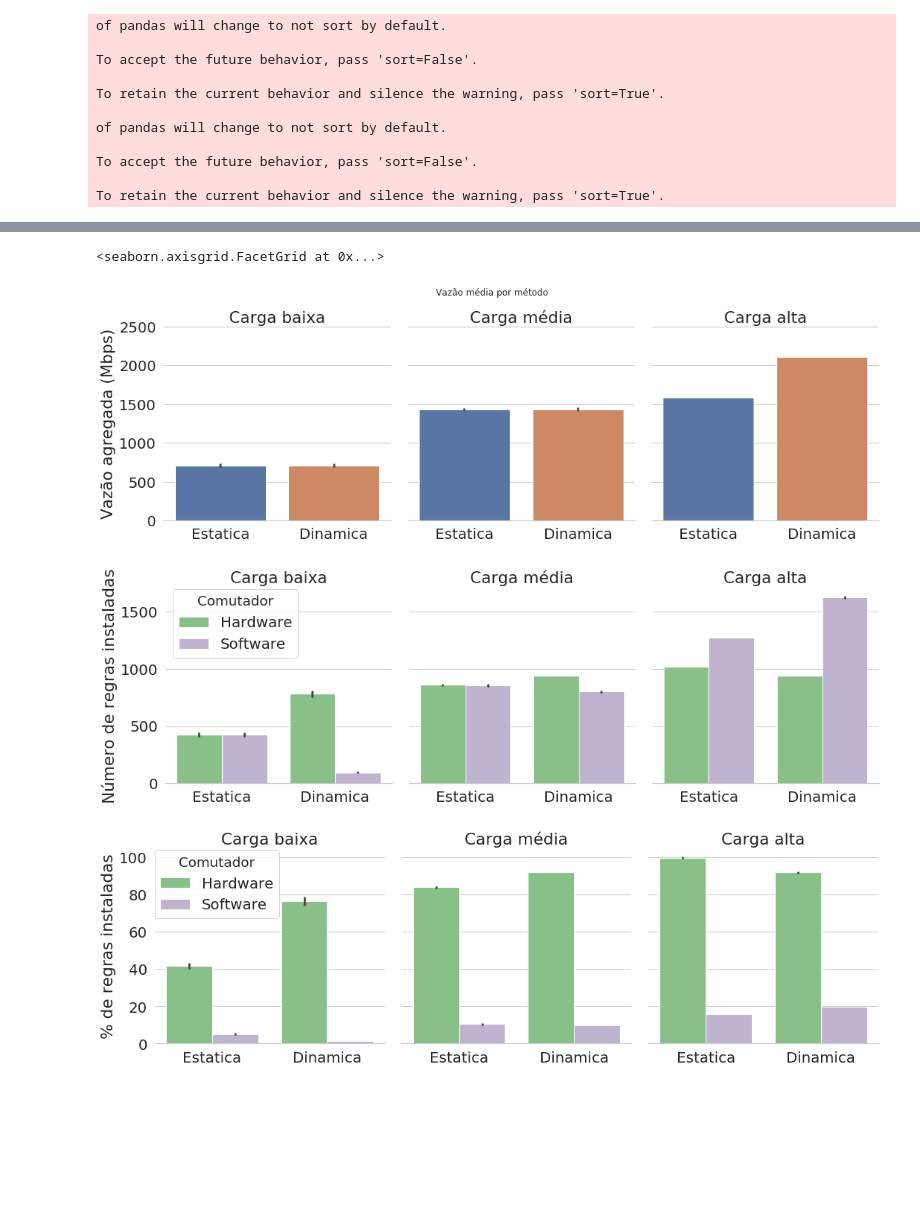
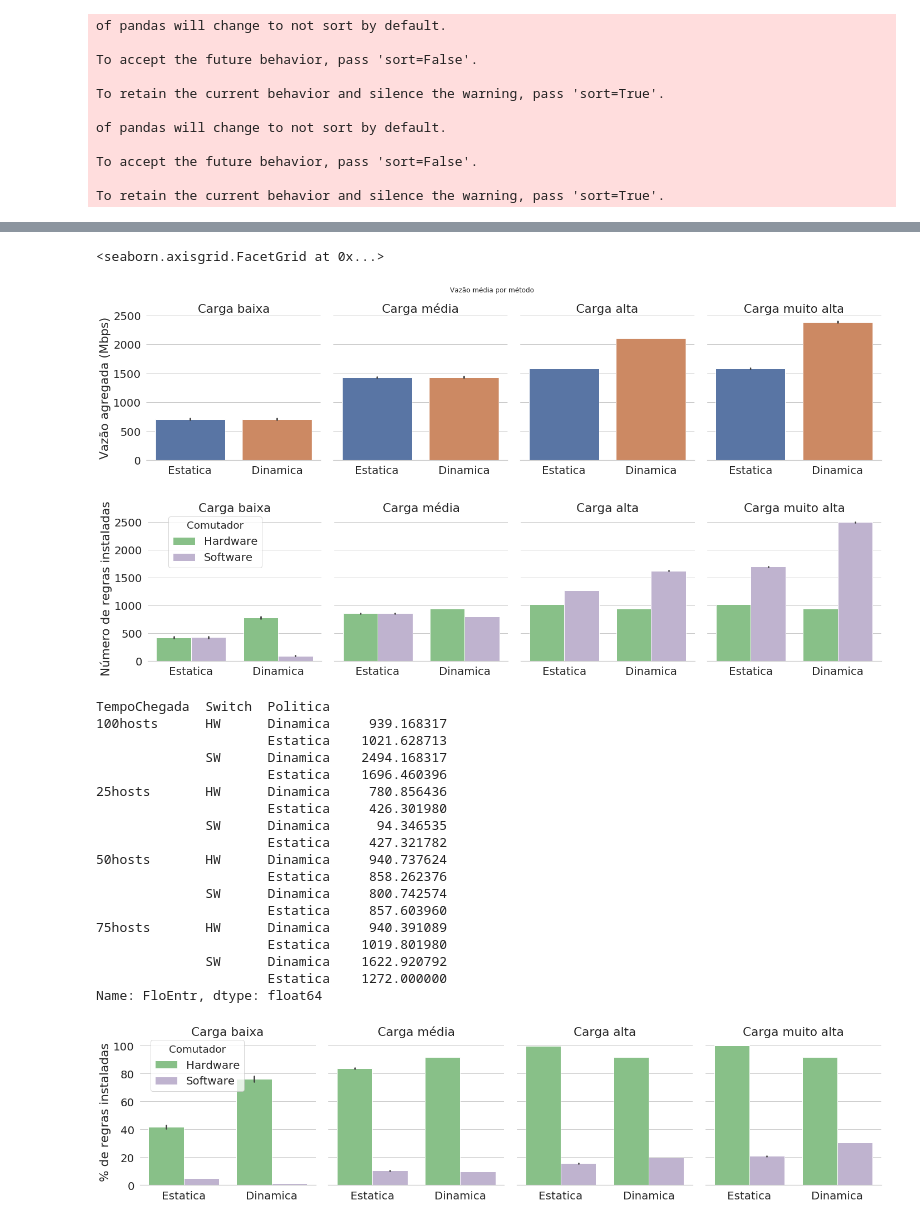
Before and after one commit to pedrobellotti/iperftestes, a Jupyter notebook: Simulacao/analise.ipynb, the cells around one changed output, grey strips where cells are left out. Cells and saved outputs as stored; diff of their text form; code cells hidden in the pictures; blank space fills up the shorter version.

```diff
--- a/Simulacao/analise.ipynb
+++ b/Simulacao/analise.ipynb
@@ -11,7 +11,7 @@ import re
 sns.set(font_scale=1.8, style="whitegrid")
 # %%
 seeds = ["10","20"]
-tempos = ["25hosts","50hosts","75hosts"]
+tempos = ["25hosts","50hosts","75hosts","100hosts"]
 salvarGraficos = False
 confianca = 95
 #intervalosTempo = [("cargaAlta", 100, 200), ("cargaMedia", 300, 400), ("cargaBaixa", 550, 650)]
@@ -332,25 +377,25 @@ sns_plt.despine(left=True)
 # %%
 gpb2 = dfSwitches.groupby(["Politica", "TempoChegada", "Seed"]).sum()
 gpb2.reset_index(inplace=True)
-gpb2["NomeTempo"] = gpb2["TempoChegada"].map({"75hosts": "alta", "50hosts": "média", "25hosts": "baixa"})
+gpb2["NomeTempo"] = gpb2["TempoChegada"].map({"100hosts": "muito alta","75hosts": "alta", "50hosts": "média", "25hosts": "baixa"})
 gpb2["LoaKbps"] = gpb2["LoaKbps"]/100000
 # gpb2
-sns_plt = sns.catplot(x="Politica", y="LoaKbps", kind="bar", ci=95, data=gpb2, col="NomeTempo", col_order=["baixa", "média","alta"], order=["Estatica", "Dinamica"])
+sns_plt = sns.catplot(x="Politica", y="LoaKbps", kind="bar", ci=95, data=gpb2, col="NomeTempo", col_order=["baixa", "média","alta","muito alta"], order=["Estatica", "Dinamica"])
 sns_plt.set(ylim=(0, 2500))
 sns_plt.fig.suptitle('Vazão média por método', y=1.05)
 sns_plt.set_axis_labels("", "Vazão agregada (Mbps)")
 sns_plt.set_titles("Carga {col_name}")
 sns_plt.despine(left=True)
 # %% [output]
 <seaborn.axisgrid.FacetGrid at 0x...>
-[figure, old version]
+[figure, new version]
 # %%
 gpb3 = dfSwitches.groupby(["Politica", "TempoChegada", "Switch", "Seed"]).mean()
 gpb3.reset_index(inplace=True)
 gpb3["NomeSwitch"] = gpb3["Switch"].map({"SW": "Software", "HW": "Hardware"})
-gpb3["NomeTempo"] = gpb3["TempoChegada"].map({"75hosts": "alta", "50hosts": "média", "25hosts": "baixa"})
+gpb3["NomeTempo"] = gpb3["TempoChegada"].map({"100hosts": "muito alta","75hosts": "alta", "50hosts": "média", "25hosts": "baixa"})
 #Plotando o grafico
-sns_plt = sns.catplot(palette="Accent", x="Politica", y="FloEntr", kind="bar", ci=95, data=gpb3, col="NomeTempo", hue="NomeSwitch", col_order=["baixa", "média", "alta"], order=["Estatica", "Dinamica"])
+sns_plt = sns.catplot(palette="Accent", x="Politica", y="FloEntr", kind="bar", ci=95, data=gpb3, col="NomeTempo", hue="NomeSwitch", col_order=["baixa", "média", "alta","muito alta"], order=["Estatica", "Dinamica"])
 #sns_plt.set(ylim=(0, 1000))
 #sns_plt.fig.suptitle('Média de regras instaladas por switch no intervalo estável', y=1.05)
 sns_plt.set_axis_labels("", "Número de regras instaladas")
@@ -362,9 +407,31 @@ leg.set_bbox_to_anchor([0.075, 0.85])
 leg._loc = 2
 leg.set_frame_on(True)
 # %% [output]
-[figure, old version]
+[figure, new version]
+# %%
+gpbM = gpb.groupby(['TempoChegada','Switch','Politica']).mean()
+display(gpbM['FloEntr'])
+# %% [output]
+TempoChegada  Switch  Politica
+100hosts      HW      Dinamica     939.168317
+                      Estatica    1021.628713
+              SW      Dinamica    2494.168317
+                      Estatica    1696.460396
+25hosts       HW      Dinamica     780.856436
+                      Estatica     426.301980
+              SW      Dinamica      94.346535
+                      Estatica     427.321782
+50hosts       HW      Dinamica     940.737624
+                      Estatica     858.262376
+              SW      Dinamica     800.742574
+                      Estatica     857.603960
+75hosts       HW      Dinamica     940.391089
+                      Estatica    1019.801980
+              SW      Dinamica    1622.920792
+                      Estatica    1272.000000
+Name: FloEntr, dtype: float64
 # %%
-sns_plt = sns.catplot(palette="Accent", x="Politica", y="FloUsag", kind="bar", ci=95, data=gpb3, col="NomeTempo", hue="NomeSwitch", col_order=["baixa", "média", "alta"], order=["Estatica", "Dinamica"])
+sns_plt = sns.catplot(palette="Accent", x="Politica", y="FloUsag", kind="bar", ci=95, data=gpb3, col="NomeTempo", hue="NomeSwitch", col_order=["baixa", "média", "alta", "muito alta"], order=["Estatica", "Dinamica"])
 #sns_plt.set(ylim=(0, 1000))
 #sns_plt.fig.suptitle('Média de regras instaladas por switch no intervalo estável', y=1.05)
 sns_plt.set_axis_labels("", "% de regras instaladas")
@@ -376,7 +443,7 @@ leg.set_bbox_to_anchor([0.055, 0.85])
 leg._loc = 2
 leg.set_frame_on(True)
 # %% [output]
-[figure, old version]
+[figure, new version]
 # %%
 snsplt = sns.relplot(x="TimeSec", y="LoaKbps",
             hue="Switch", col="TempoChegada",
```
Also changed, not shown: parts of 12 cells of this notebook.
